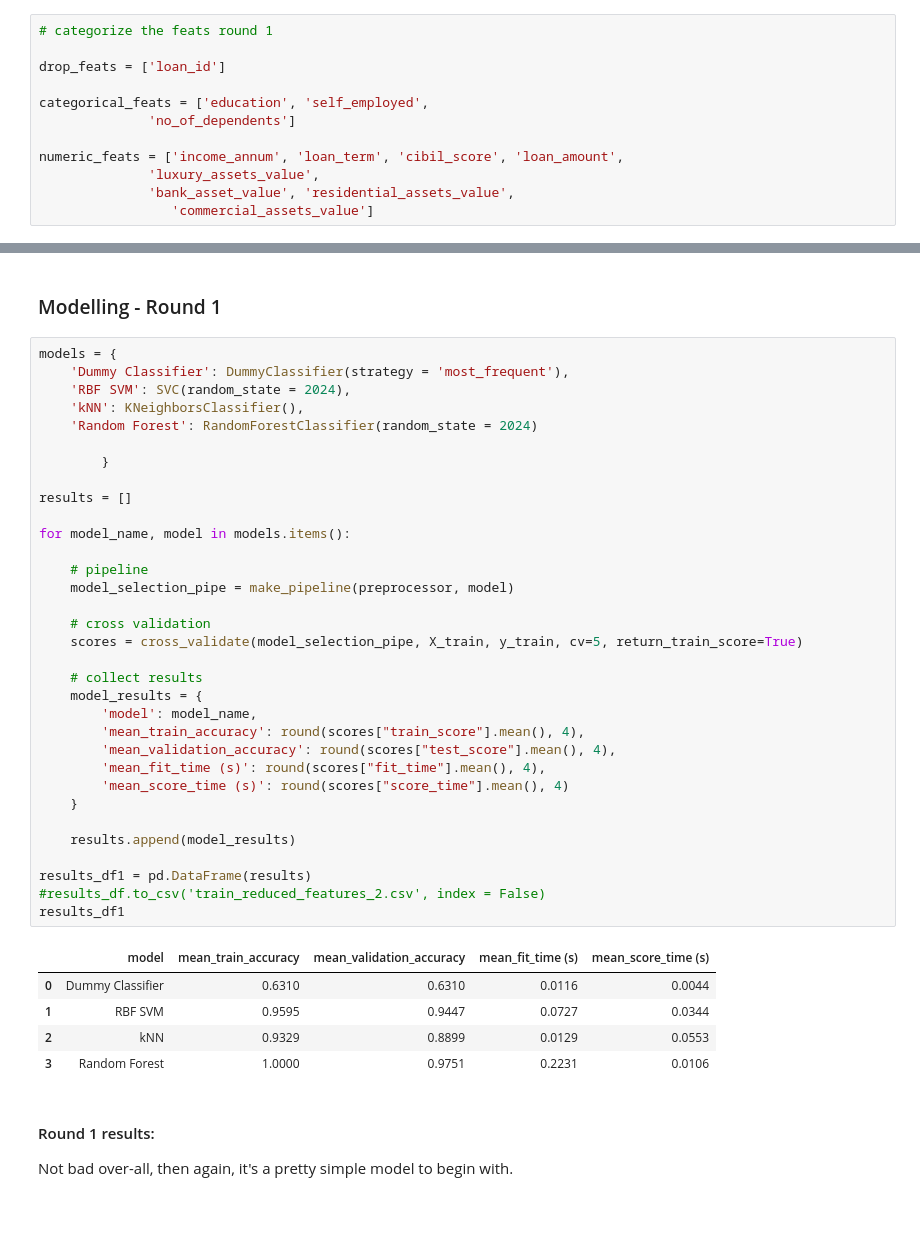
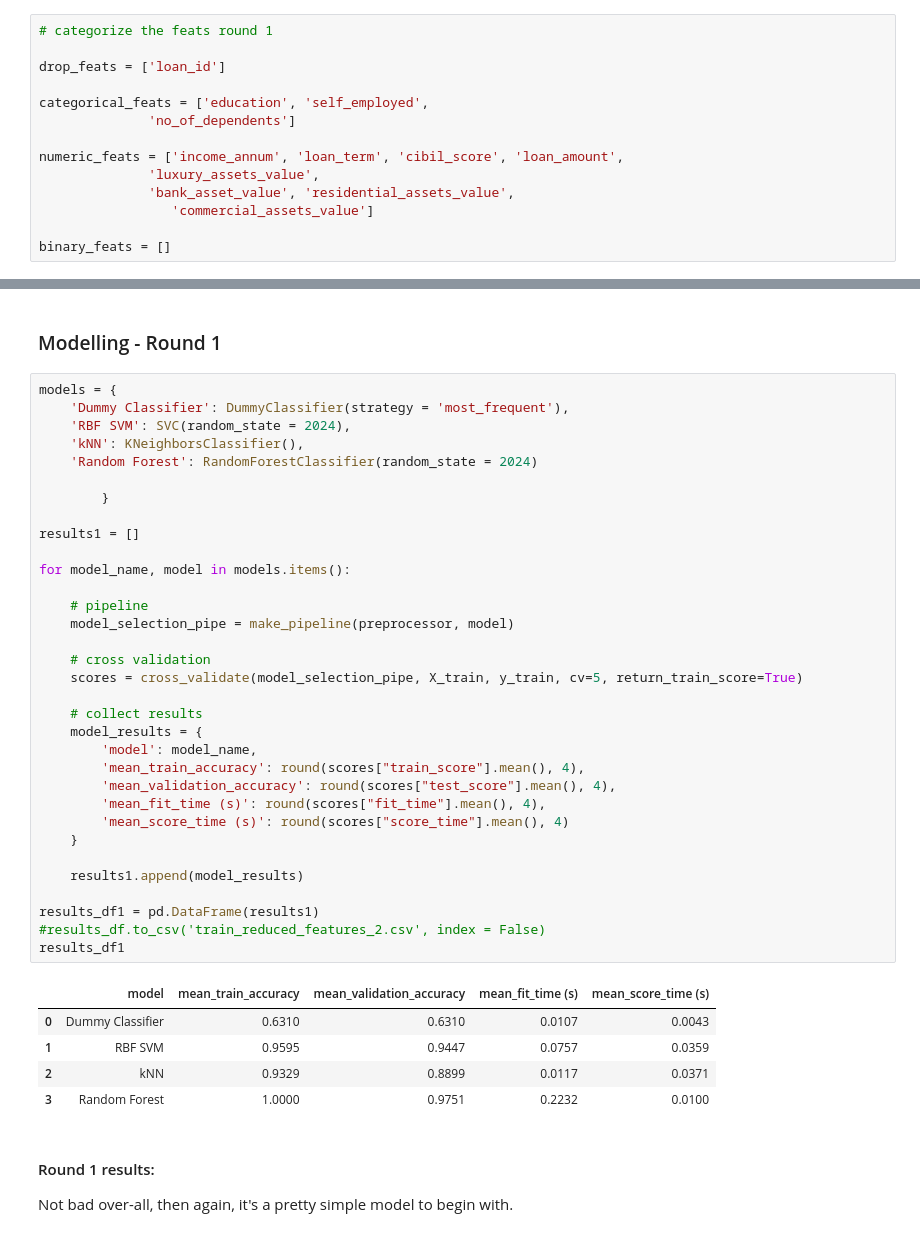
Before and after one commit to FleaBusyBeeBergs/dtsa5509, a Jupyter notebook: final-project.ipynb, the cells around one changed output, grey strips where cells are left out. Saved outputs shown, nothing was run; the diff lists cells and outputs as text.

```diff
--- a/final-project.ipynb
+++ b/final-project.ipynb
@@ -215,6 +215,8 @@ numeric_feats = ['income_annum', 'loan_term', 'cibil_score', 'loan_amount',
               'luxury_assets_value',
               'bank_asset_value', 'residential_assets_value',
                  'commercial_assets_value']
+
+binary_feats = []
 # %% [markdown]
 #### Data transformers:
 
@@ -251,40 +253,40 @@ models = {
     'Dummy Classifier': DummyClassifier(strategy = 'most_frequent'),
     'RBF SVM': SVC(random_state = 2024),
     'kNN': KNeighborsClassifier(),
     'Random Forest': RandomForestClassifier(random_state = 2024)
 
         }
 
-results = []
+results1 = []
 
 for model_name, model in models.items():
 
     # pipeline
     model_selection_pipe = make_pipeline(preprocessor, model)
 
     # cross validation
     scores = cross_validate(model_selection_pipe, X_train, y_train, cv=5, return_train_score=True)
 
     # collect results
     model_results = {
         'model': model_name,
         'mean_train_accuracy': round(scores["train_score"].mean(), 4),
         'mean_validation_accuracy': round(scores["test_score"].mean(), 4),
         'mean_fit_time (s)': round(scores["fit_time"].mean(), 4),
         'mean_score_time (s)': round(scores["score_time"].mean(), 4)
     }
 
-    results.append(model_results)
+    results1.append(model_results)
 
-results_df1 = pd.DataFrame(results)
+results_df1 = pd.DataFrame(results1)
 #results_df.to_csv('train_reduced_features_2.csv', index = False)
 results_df1
 # %% [output]
 |  | model | mean_train_accuracy | mean_validation_accuracy | mean_fit_time (s) | mean_score_time (s) |
-| 0 | Dummy Classifier | 0.6310 | 0.6310 | 0.0116 | 0.0044 |
-| 1 | RBF SVM | 0.9595 | 0.9447 | 0.0727 | 0.0344 |
-| 2 | kNN | 0.9329 | 0.8899 | 0.0129 | 0.0553 |
-| 3 | Random Forest | 1.0000 | 0.9751 | 0.2231 | 0.0106 |
+| 0 | Dummy Classifier | 0.6310 | 0.6310 | 0.0107 | 0.0043 |
+| 1 | RBF SVM | 0.9595 | 0.9447 | 0.0757 | 0.0359 |
+| 2 | kNN | 0.9329 | 0.8899 | 0.0117 | 0.0371 |
+| 3 | Random Forest | 1.0000 | 0.9751 | 0.2232 | 0.0100 |
 # %% [markdown]
 #### Round 1 results:
 
```
Also changed, not shown: parts of 15 cells of this notebook.
